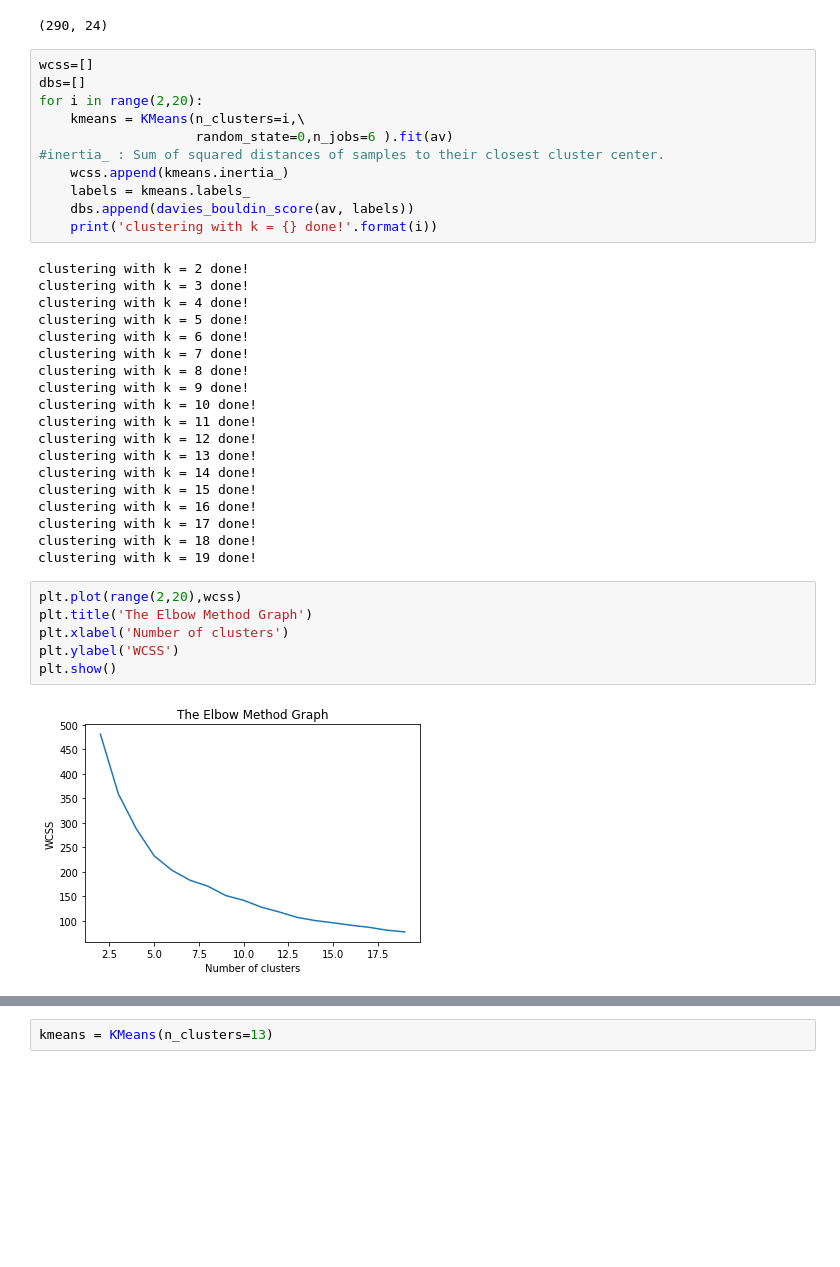
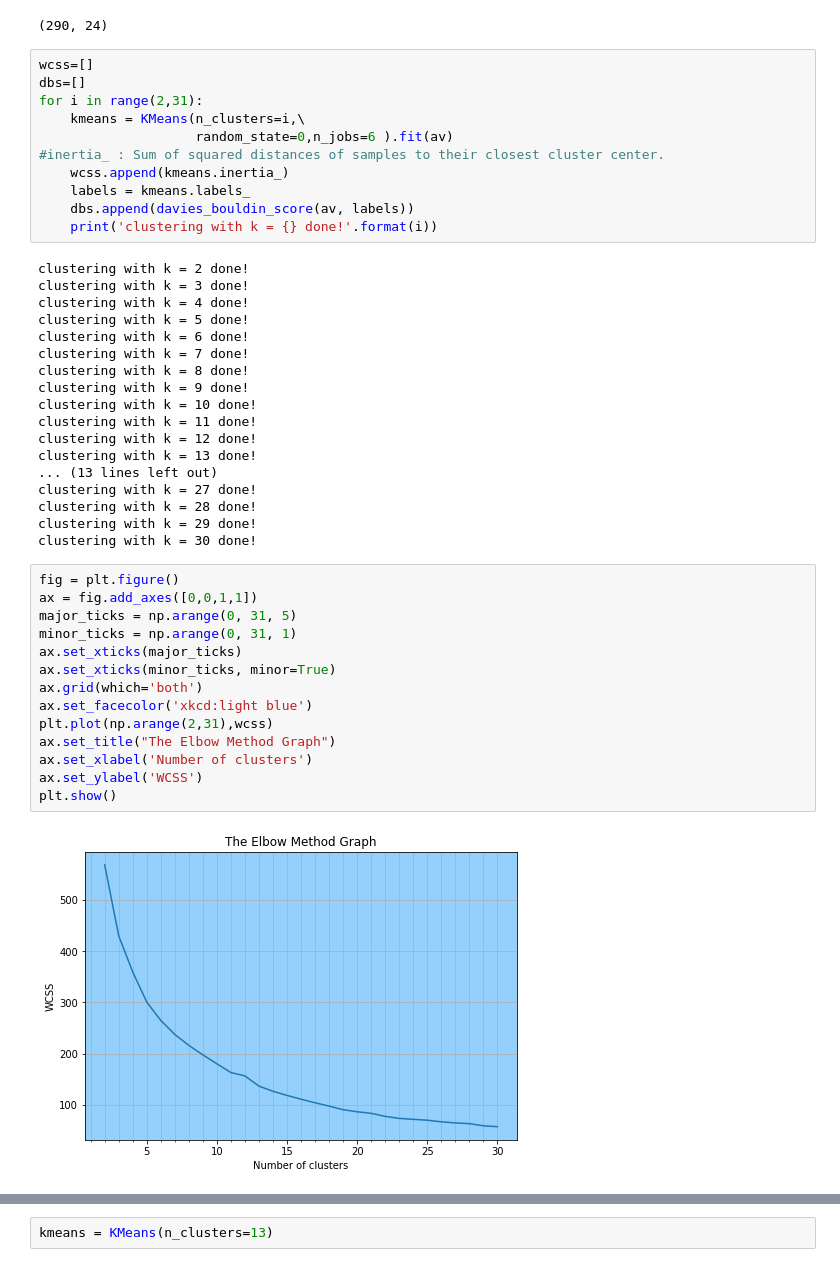
Before and after one commit to spiroskatsampiris/LoRaWAN, a Jupyter notebook: clean_data.ipynb, the cells around one changed output, grey strips where cells are left out. Drawn from its saved outputs; the diff is of its cells as text; blank space fills up the shorter version.

```diff
--- a/clean_data.ipynb
+++ b/clean_data.ipynb
@@ -182,7 +204,7 @@ av.shape
 # %%
 wcss=[]
 dbs=[]
-for i in range(2,20):
+for i in range(2,31):
     kmeans = KMeans(n_clusters=i,\
                     random_state=0,n_jobs=6 ).fit(av)
 #inertia_ : Sum of squared distances of samples to their closest cluster center.
@@ -203,19 +225,26 @@ clustering with k = 10 done!
 clustering with k = 11 done!
 clustering with k = 12 done!
 clustering with k = 13 done!
-clustering with k = 14 done!
-clustering with k = 15 done!
-clustering with k = 16 done!
-clustering with k = 17 done!
-clustering with k = 18 done!
-clustering with k = 19 done!
+... (13 lines left out)
+clustering with k = 27 done!
+clustering with k = 28 done!
+clustering with k = 29 done!
+clustering with k = 30 done!
-# %%
-plt.plot(range(2,20),wcss)
-plt.title('The Elbow Method Graph')
-plt.xlabel('Number of clusters')
-plt.ylabel('WCSS')
-plt.show()
-# %% [output]
-[figure, removed]
+# %%
+fig = plt.figure()
+ax = fig.add_axes([0,0,1,1])
+major_ticks = np.arange(0, 31, 5)
+minor_ticks = np.arange(0, 31, 1)
+ax.set_xticks(major_ticks)
+ax.set_xticks(minor_ticks, minor=True)
+ax.grid(which='both')
+ax.set_facecolor('xkcd:light blue')
+plt.plot(np.arange(2,31),wcss)
+ax.set_title("The Elbow Method Graph")
+ax.set_xlabel('Number of clusters')
+ax.set_ylabel('WCSS')
+plt.show()
+# %% [output]
+[figure, added]
 # %%
 #Plot the Davies-Bouldin graph
```
Also changed, not shown: parts of 54 cells of this notebook.
